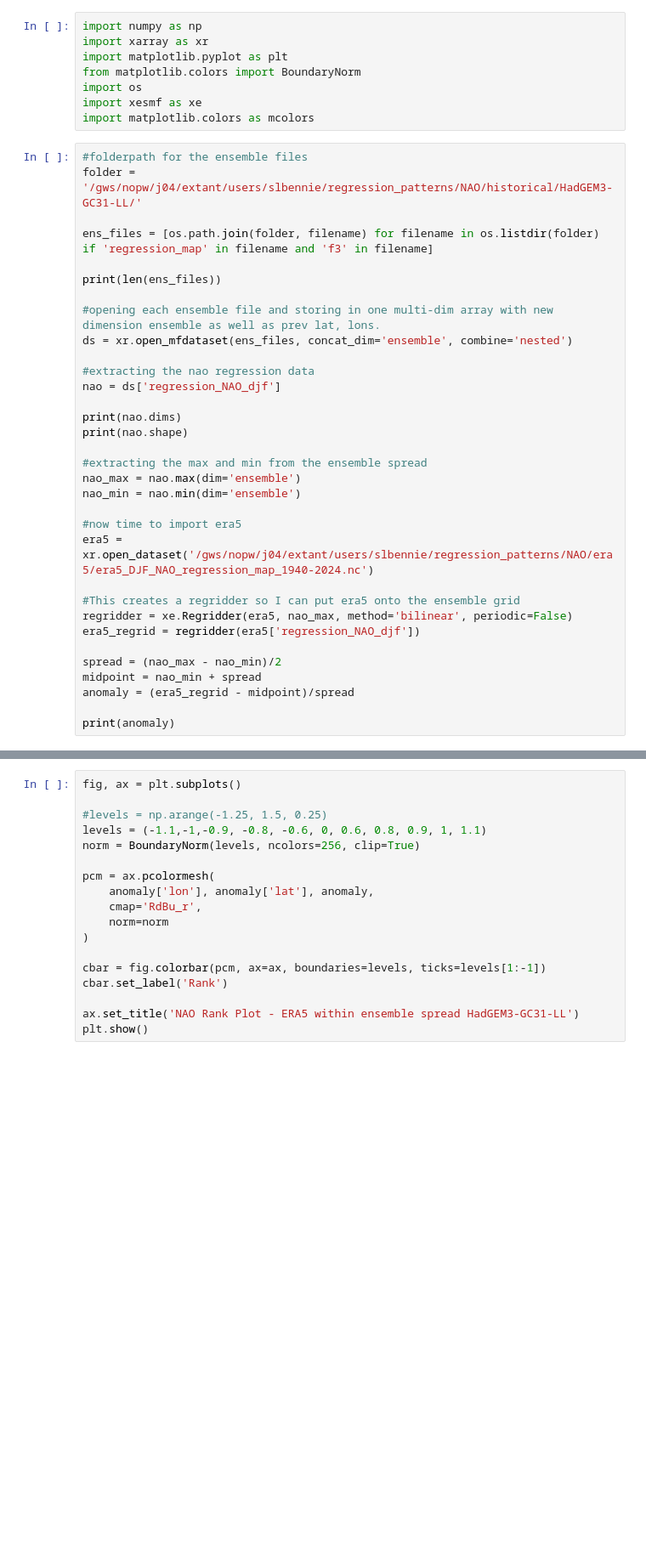
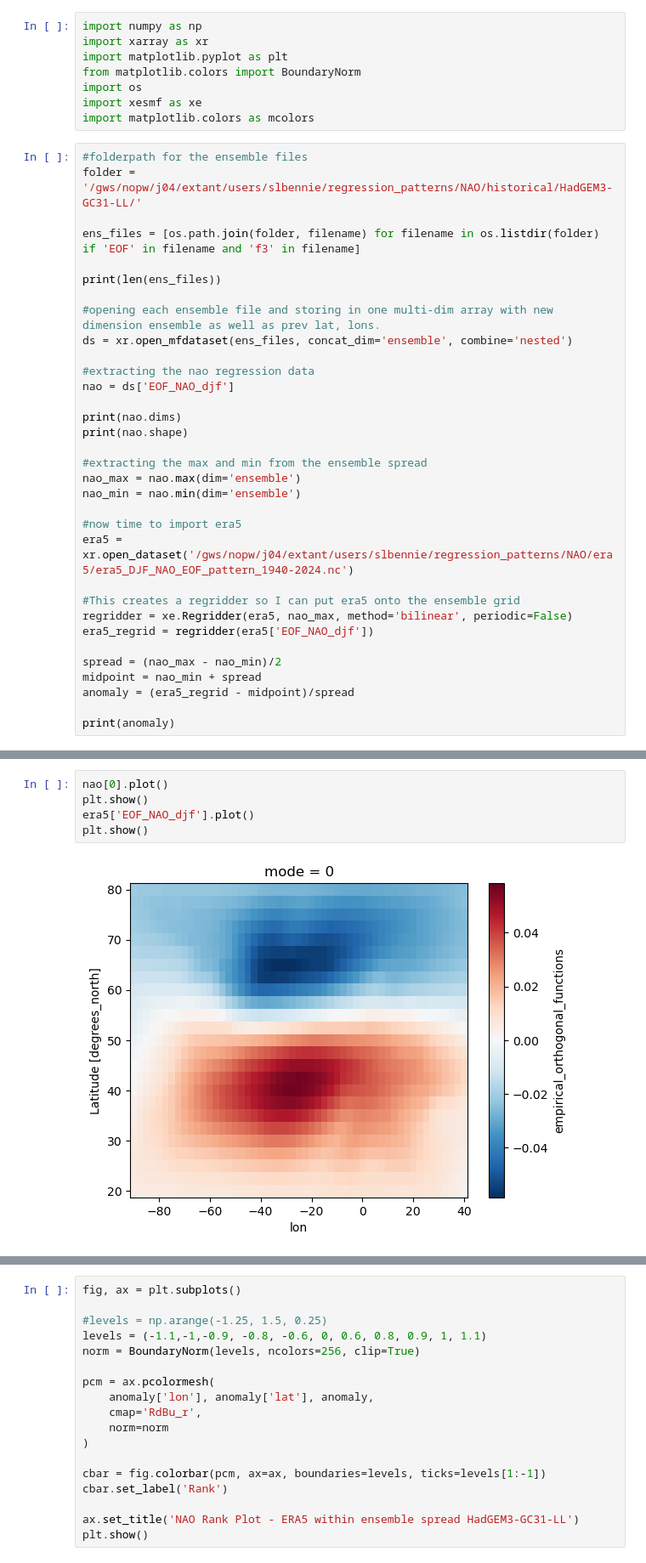
Before and after one commit to slbennie/scripts_trend_projections, a Jupyter notebook: trend_projection/Plotting_ensemble_spread_era5.ipynb, the cells around one changed output, grey strips where cells are left out. Shown: that part at 85% size. Cells and saved outputs as stored; diff of their text form; blank space fills up the shorter version.

```diff
--- a/trend_projection/Plotting_ensemble_spread_era5.ipynb
+++ b/trend_projection/Plotting_ensemble_spread_era5.ipynb
@@ -35,7 +35,7 @@ import matplotlib.colors as mcolors
 #folderpath for the ensemble files
 folder = '/gws/nopw/j04/extant/users/slbennie/regression_patterns/NAO/historical/HadGEM3-GC31-LL/'
 
-ens_files = [os.path.join(folder, filename) for filename in os.listdir(folder) if 'regression_map' in filename and 'f3' in filename]
+ens_files = [os.path.join(folder, filename) for filename in os.listdir(folder) if 'EOF' in filename and 'f3' in filename]
 
 print(len(ens_files))
 
@@ -43,7 +43,7 @@ print(len(ens_files))
 ds = xr.open_mfdataset(ens_files, concat_dim='ensemble', combine='nested')
 
 #extracting the nao regression data
-nao = ds['regression_NAO_djf']
+nao = ds['EOF_NAO_djf']
 
 print(nao.dims)
 print(nao.shape)
@@ -53,11 +53,11 @@ nao_max = nao.max(dim='ensemble')
 nao_min = nao.min(dim='ensemble')
 
 #now time to import era5
-era5 = xr.open_dataset('/gws/nopw/j04/extant/users/slbennie/regression_patterns/NAO/era5/era5_DJF_NAO_regression_map_1940-2024.nc')
+era5 = xr.open_dataset('/gws/nopw/j04/extant/users/slbennie/regression_patterns/NAO/era5/era5_DJF_NAO_EOF_pattern_1940-2024.nc')
 
 #This creates a regridder so I can put era5 onto the ensemble grid
 regridder = xe.Regridder(era5, nao_max, method='bilinear', periodic=False)
-era5_regrid = regridder(era5['regression_NAO_djf'])
+era5_regrid = regridder(era5['EOF_NAO_djf'])
 
 spread = (nao_max - nao_min)/2
 midpoint = nao_min + spread
@@ -75,3 +74,10 @@ Coordinates:
     mode     int64 8B 0
   * lat      (lat) float64 200B 20.0 22.5 25.0 27.5 30.0 ... 72.5 75.0 77.5 80.0
   * lon      (lon) float64 424B -90.0 -87.5 -85.0 -82.5 ... 32.5 35.0 37.5 40.0
+# %%
+nao[0].plot()
+plt.show()
+era5['EOF_NAO_djf'].plot()
+plt.show()
+# %% [output]
+[figure, added]
```
Also changed, not shown: parts of 2 cells of this notebook, 10 other files.
